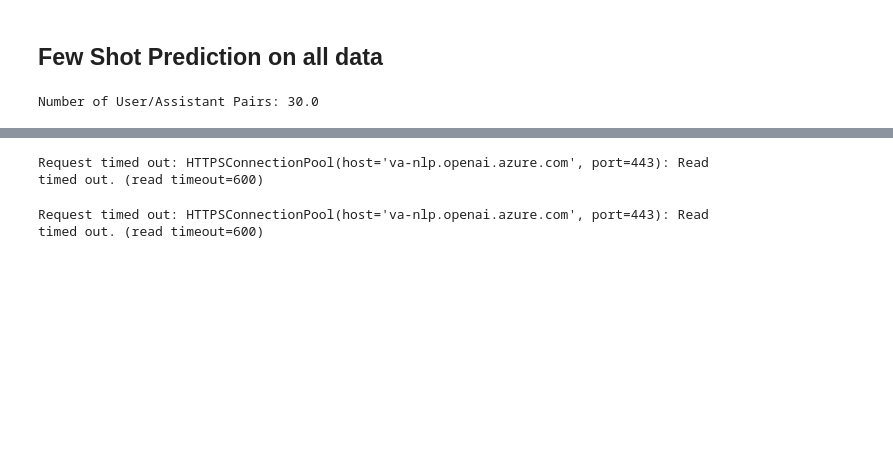
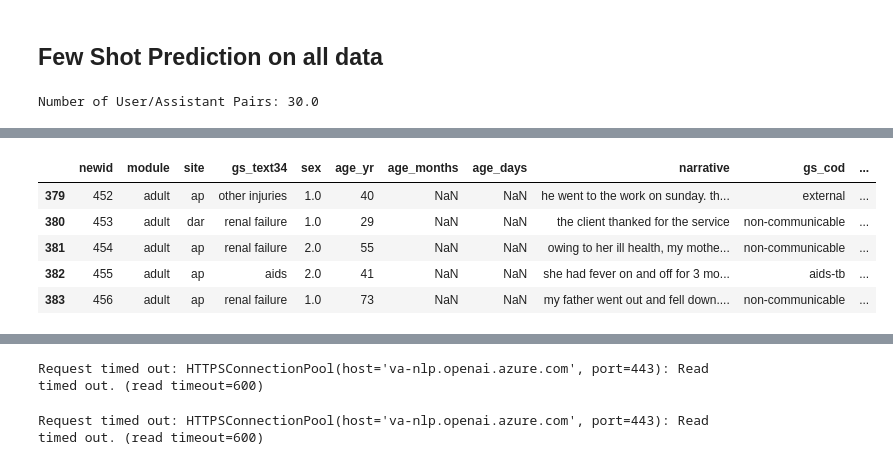
Before and after one commit to avisokay/va_nlp, a Jupyter notebook: src/gpt_nlp/prompt_engineering.ipynb, the cells around one changed output, grey strips where cells are left out. Drawn from its saved outputs; the diff is of its cells as text; code cells hidden in the pictures; blank space fills up the shorter version.

```diff
--- a/src/gpt_nlp/prompt_engineering.ipynb
+++ b/src/gpt_nlp/prompt_engineering.ipynb
@@ -14,6 +14,8 @@ from sklearn.metrics import accuracy_score, f1_score, classification_report
 
 import warnings
 warnings.filterwarnings("ignore")
+pd.set_option('display.max_colwidth', None)
+pd.set_option('display.max_columns', None)
 # %%
 # load API key and endpoint info from Azure AI
 load_dotenv()
@@ -39,3 +48,11 @@ score_to_label = {
     3: 'maternal',
     4: 'non-communicable'
 }
+
+# get score for each label
+
+df['gs_cod_score'] = [get_embedding(x) for x in df['gs_cod']]
+
+# Create dictionary for each COD score and its proportion
+cod_proportions = df['gs_cod_score'].value_counts(normalize=True).to_dict()
+cod_proportions
@@ -231,0 +606,9 @@ Number of User/Assistant Pairs: 30.0
+# %%
+df.iloc[:384].tail()
+# %% [output]
+|  | newid | module | site | gs_text34 | sex | age_yr | age_months | age_days | narrative | gs_cod | ... |
+| 379 | 452 | adult | ap | other injuries | 1.0 | 40 | NaN | NaN | he went to the work on sunday. th... | external | ... |
+| 380 | 453 | adult | dar | renal failure | 1.0 | 29 | NaN | NaN | the client thanked for the service | non-communicable | ... |
+| 381 | 454 | adult | ap | renal failure | 2.0 | 55 | NaN | NaN | owing to her ill health, my mothe... | non-communicable | ... |
+| 382 | 455 | adult | ap | aids | 2.0 | 41 | NaN | NaN | she had fever on and off for 3 mo... | aids-tb | ... |
+| 383 | 456 | adult | ap | renal failure | 1.0 | 73 | NaN | NaN | my father went out and fell down.... | non-communicable | ... |
```
Also changed, not shown: parts of 37 cells of this notebook, 4 other files.
